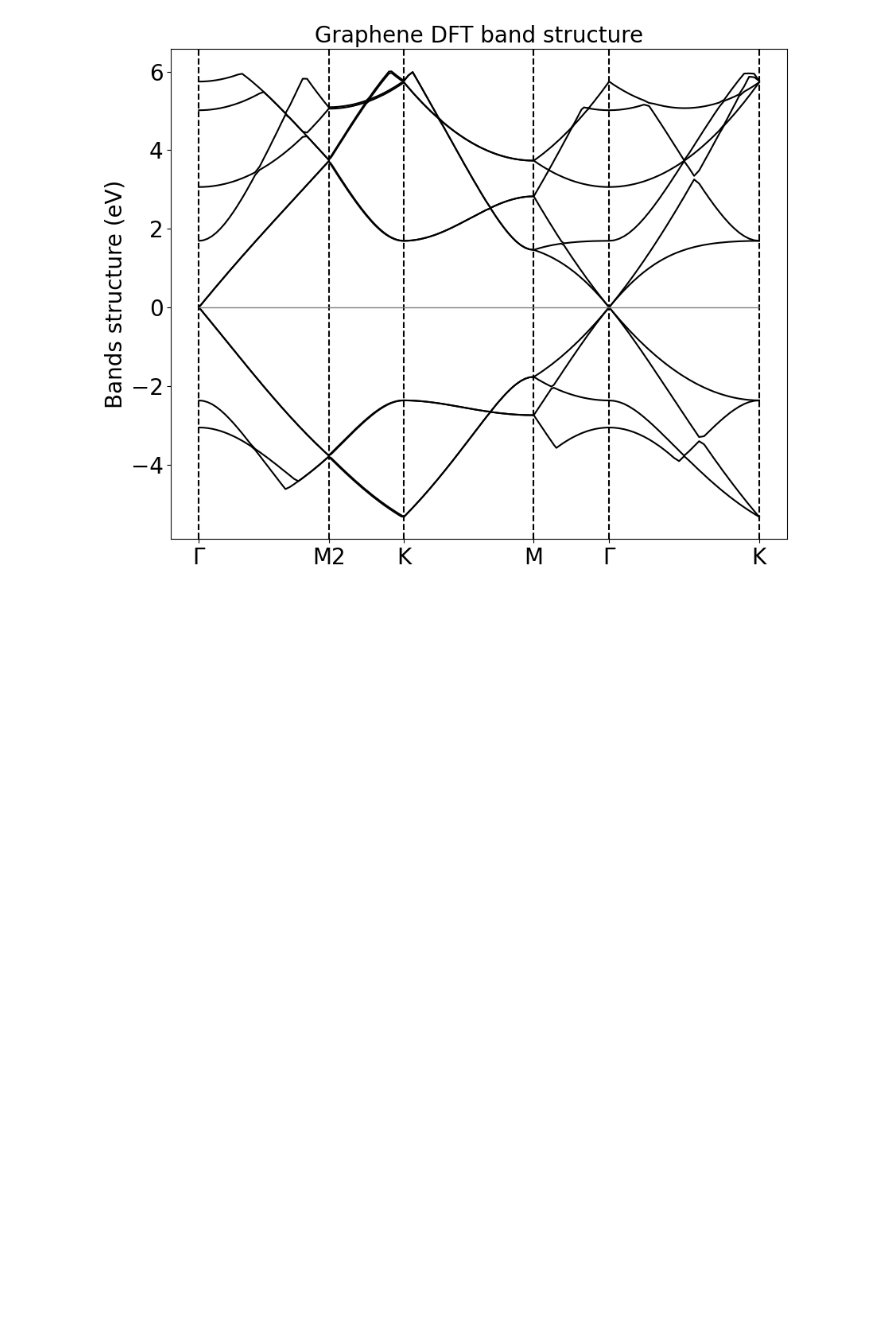
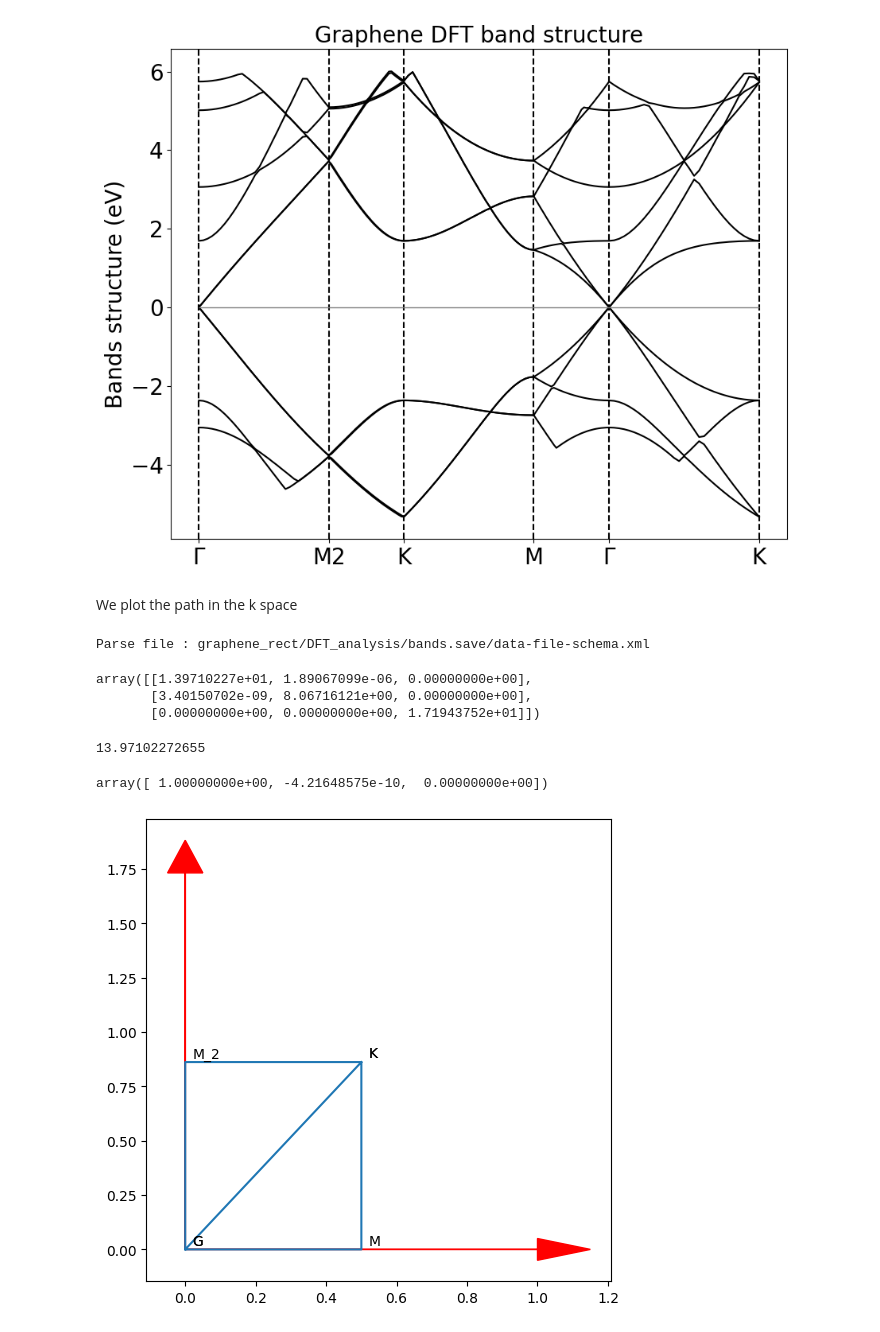
Before and after one commit to marcodalessandro76/AGSL5, a Jupyter notebook: Report.ipynb, the cells around one changed output. Cells and saved outputs as stored; diff of their text form; code cells hidden in the pictures; blank space fills up the shorter version.

```diff
--- a/Report.ipynb
+++ b/Report.ipynb
@@ -759,3 +759,45 @@ ax.tick_params(axis='both', which='major', labelsize=label_size)
 #plt.savefig(fname='Plot/band_structure.eps',format='eps',bbox_inches = "tight")
 # %% [output]
 [figure]
+# %% [markdown]
+We plot the path in the k space
+# %%
+data = P.PwParser('graphene_rect/DFT_analysis/bands.save/data-file-schema.xml')
+# %% [output]
+Parse file : graphene_rect/DFT_analysis/bands.save/data-file-schema.xml
+# %%
+data.lattice
+# %% [output]
+array([[1.39710227e+01, 1.89067099e-06, 0.00000000e+00],
+       [3.40150702e-09, 8.06716121e+00, 0.00000000e+00],
+       [0.00000000e+00, 0.00000000e+00, 1.71943752e+01]])
+# %%
+data.alat
+# %% [output]
+13.97102272655
+# %%
+rec_lat = data.get_reciprocal_lattice(rescale=True)
+rec_lat[0]
+# %% [output]
+array([ 1.00000000e+00, -4.21648575e-10,  0.00000000e+00])
+# %%
+G = [0.0,0.0]
+M2 = [0.0,0.8617109]
+K = [0.5,0.8617109]
+M = [0.5,0.0]
+
+path = [G,M2,K,M,G,K]
+path_lbl = ['G','M_2','K','M','G','K']
+x,y = [p[0] for p in path],[p[1] for p in path]
+
+
+fig, ax = plt.subplots(figsize=(6,6))
+plt.plot(x,y)
+ax.arrow(0,0,rec_lat[0][0],rec_lat[0][1],head_width=0.1,color='red')
+ax.arrow(0,0,rec_lat[1][0],rec_lat[1][1],head_width=0.1,color='red')
+for ind in range(len(path)):
+    plt.text(path[ind][0]+0.02,path[ind][1]+0.02,path_lbl[ind])
+#ax.set_xlim(-4,8)
+#ax.set_ylim(-4,8)
+# %% [output]
+[figure, added]
```
Also changed, not shown: parts of 2 cells of this notebook.
